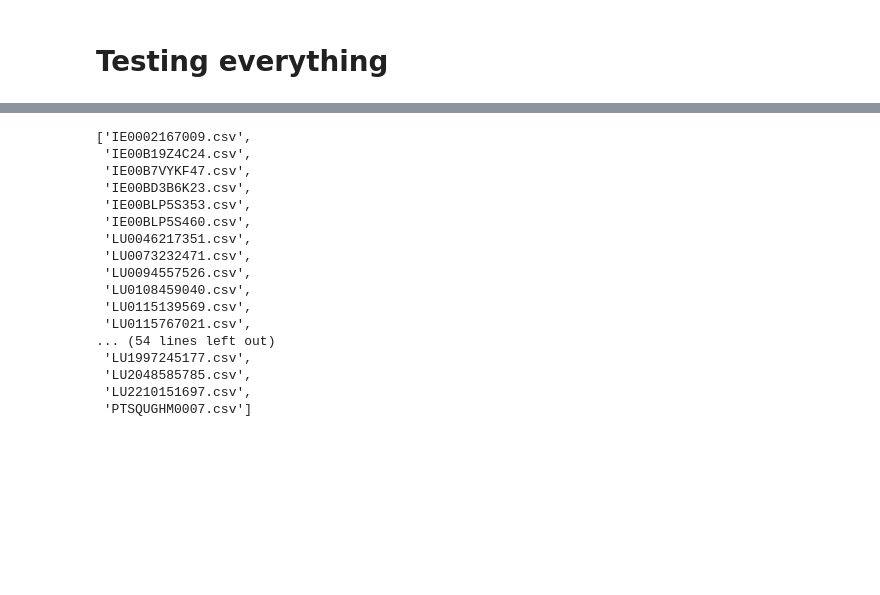
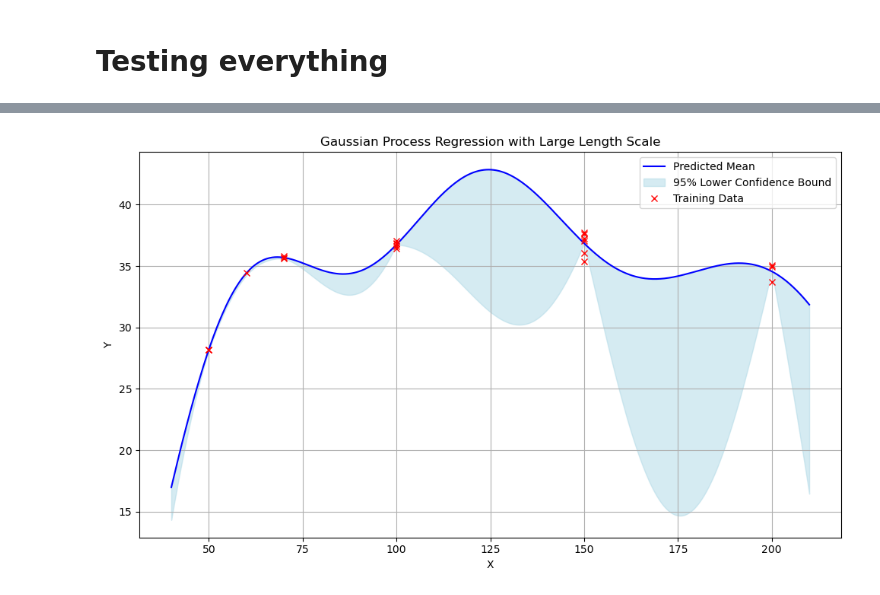
Before and after one commit to mario-s-duarte/funds-1, a Jupyter notebook: teste.ipynb, the cells around one changed output, grey strips where cells are left out. Drawn from its saved outputs; the diff is of its cells as text; code cells hidden in the pictures; blank space fills up the shorter version.

```diff
--- a/teste.ipynb
+++ b/teste.ipynb
@@ -278,22 +3,46 @@ player 2 14 [{0, 3}, {0, 1}, {5}, {0, 5}]
-# %%
-import os
-
-os.listdir(".\cotacoes_morningstar")
-# %% [output]
-['IE0002167009.csv',
- 'IE00B19Z4C24.csv',
- 'IE00B7VYKF47.csv',
- 'IE00BD3B6K23.csv',
- 'IE00BLP5S353.csv',
- 'IE00BLP5S460.csv',
- 'LU0046217351.csv',
- 'LU0073232471.csv',
- 'LU0094557526.csv',
- 'LU0108459040.csv',
- 'LU0115139569.csv',
- 'LU0115767021.csv',
-... (54 lines left out)
- 'LU1997245177.csv',
- 'LU2048585785.csv',
- 'LU2210151697.csv',
- 'PTSQUGHM0007.csv']
+# %%
+import numpy as np
+import matplotlib.pyplot as plt
+from sklearn.gaussian_process import GaussianProcessRegressor
+from sklearn.gaussian_process.kernels import RBF, ConstantKernel as C
+
+# Provided dataset
+x_values = [50, 50, 50, 60, 70, 70, 70, 100, 100, 100, 100, 100,
+            150, 150, 150, 150, 150, 150, 200, 200, 200]
+y_values = [28.194, 28.194, 28.194, 34.437, 35.805, 35.591, 35.662,
+            37.057, 36.614, 36.848, 36.772, 36.419, 37.622, 37.038,
+            37.227, 36.082, 37.725, 35.397, 33.676, 35.053, 34.968]
+
+# Convert to numpy arrays
+X_train = np.array(x_values).reshape(-1, 1)
+y_train = np.array(y_values)
+
+# Define a kernel with a large length scale to reflect slow changes
+kernel = C(1.0, (1e-3, 1e3)) * RBF(length_scale=0.01)
+
+# Create and fit the Gaussian Process model
+gp = GaussianProcessRegressor(kernel=kernel, n_restarts_optimizer=10, alpha=1e-2)
+gp.fit(X_train, y_train)
+
+# Predict on a dense grid
+X_pred = np.linspace(40, 210, 1000).reshape(-1, 1)
+y_pred, sigma = gp.predict(X_pred, return_std=True)
+
+# Compute the 95% lower confidence bound
+lower_bound = y_pred - 1.96 * sigma
+
+# Plot the results
+plt.figure(figsize=(10, 6))
+plt.plot(X_pred, y_pred, 'b-', label='Predicted Mean')
+plt.fill_between(X_pred.ravel(), lower_bound, y_pred, color='lightblue', alpha=0.5, label='95% Lower Confidence Bound')
+plt.plot(X_train, y_train, 'rx', label='Training Data')
+plt.title('Gaussian Process Regression with Large Length Scale')
+plt.xlabel('X')
+plt.ylabel('Y')
+plt.legend()
+plt.grid(True)
+plt.tight_layout()
+plt.savefig("gpr_concave_trend.png")
+plt.show()
+# %% [output]
+[figure, added]
```
Also changed, not shown: parts of 11 cells of this notebook, 14 other files.
